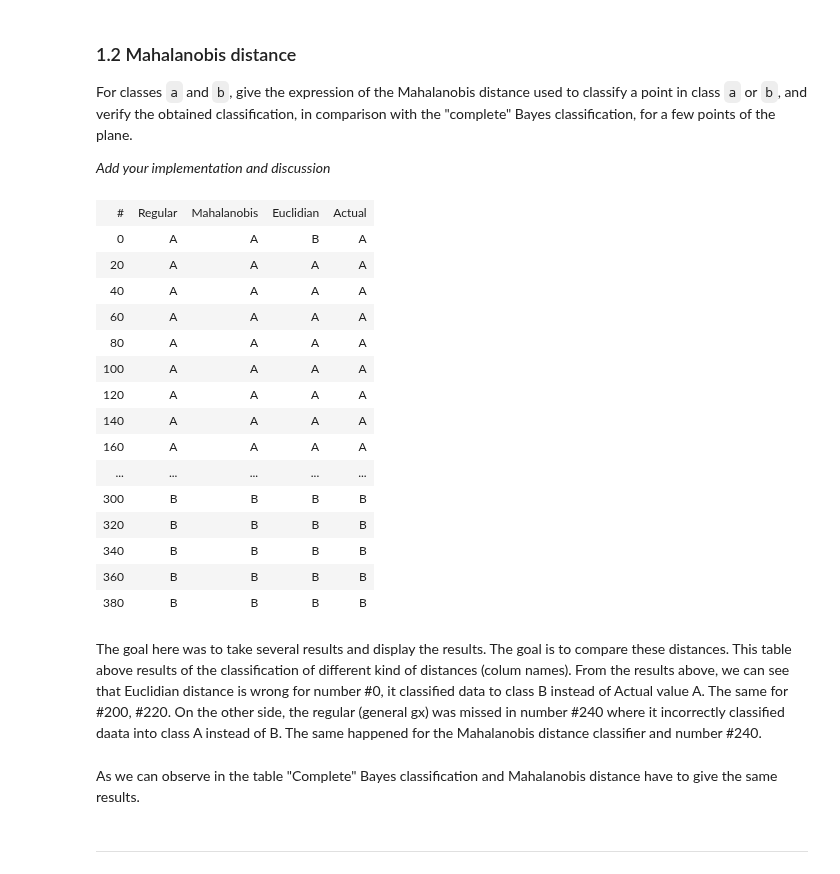
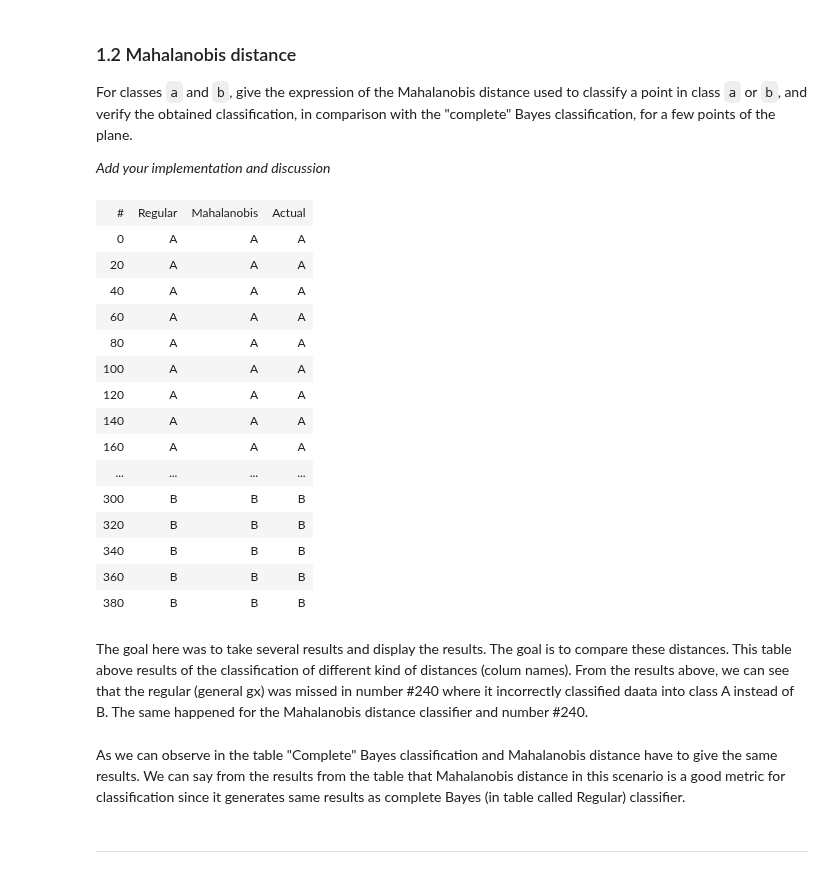
Before and after one commit to JelenaBanjac/image-analysis, a Jupyter notebook: labs/lab_03_classification.ipynb, the cells around one changed output. Saved outputs shown, nothing was run; the diff lists cells and outputs as text; code cells hidden in the pictures.

```diff
--- a/labs/lab_03_classification.ipynb
+++ b/labs/lab_03_classification.ipynb
@@ -372,47 +370,46 @@ For classes `a` and `b`, give the expression of the Mahalanobis distance used to
 # %%
 from IPython.display import HTML, display
 import tabulate
 
 
 covsAB = [ covs[0], covs[1] ]
 meansAB = [ means[0], means[1] ]
 classes = 'AB'
 
-table = [ ['#', 'Regular', 'Mahalanobis', 'Euclidian', 'Actual'] ]
+table = [ ['#', 'Regular', 'Mahalanobis', 'Actual'] ]
 for index in range(0, 400, 20):
     X = X_data[index]
 
     regul_name = classes[classify(X, covsAB, meansAB)]
     mahal_name = classes[classify_mahal(X, covsAB, meansAB)]
-    euc_name = classes[classify_euc(X, covsAB, meansAB)]
     act_name = classes[y_data[index]]
 
-    table.append([index, regul_name, mahal_name, euc_name, act_name])
+    table.append([index, regul_name, mahal_name, act_name])
 
 
 display(HTML(tabulate.tabulate(table, tablefmt='html')))
 # %% [output]
-| # | Regular | Mahalanobis | Euclidian | Actual |
-| 0 | A | A | B | A |
-| 20 | A | A | A | A |
-| 40 | A | A | A | A |
-| 60 | A | A | A | A |
-| 80 | A | A | A | A |
-| 100 | A | A | A | A |
-| 120 | A | A | A | A |
-| 140 | A | A | A | A |
-| 160 | A | A | A | A |
-| ... | ... | ... | ... | ... |
-| 300 | B | B | B | B |
-| 320 | B | B | B | B |
-| 340 | B | B | B | B |
-| 360 | B | B | B | B |
-| 380 | B | B | B | B |
+| # | Regular | Mahalanobis | Actual |
+| 0 | A | A | A |
+| 20 | A | A | A |
+| 40 | A | A | A |
+| 60 | A | A | A |
+| 80 | A | A | A |
+| 100 | A | A | A |
+| 120 | A | A | A |
+| 140 | A | A | A |
+| 160 | A | A | A |
+| ... | ... | ... | ... |
+| 300 | B | B | B |
+| 320 | B | B | B |
+| 340 | B | B | B |
+| 360 | B | B | B |
+| 380 | B | B | B |
 # %% [markdown]
 The goal here was to take several results and display the results. The goal is to compare these distances. This table above results of the classification of different kind of distances (colum names).
-From the results above, we can see that Euclidian distance is wrong for number #0, it classified data to class B instead of Actual value A. The same for #200, #220. On the other side, the regular (general gx) was missed in number #240 where it incorrectly classified daata into class A instead of B. The same happened for the Mahalanobis distance classifier and number #240.
+From the results above, we can see that the regular (general gx) was missed in number #240 where it incorrectly classified daata into class A instead of B. The same happened for the Mahalanobis distance classifier and number #240.
 # %% [markdown]
-As we can observe in the table "Complete" Bayes classification and Mahalanobis distance have to give the same results.
+As we can observe in the table "Complete" Bayes classification and Mahalanobis distance have to give the same results. We can say from the results from the table that Mahalanobis distance in this scenario is a good metric for classification since it generates same results as complete Bayes (in table called Regular) classifier.
 # %% [markdown]
 ---
 # %% [markdown]
```
Also changed, not shown: parts of 3 cells of this notebook.
